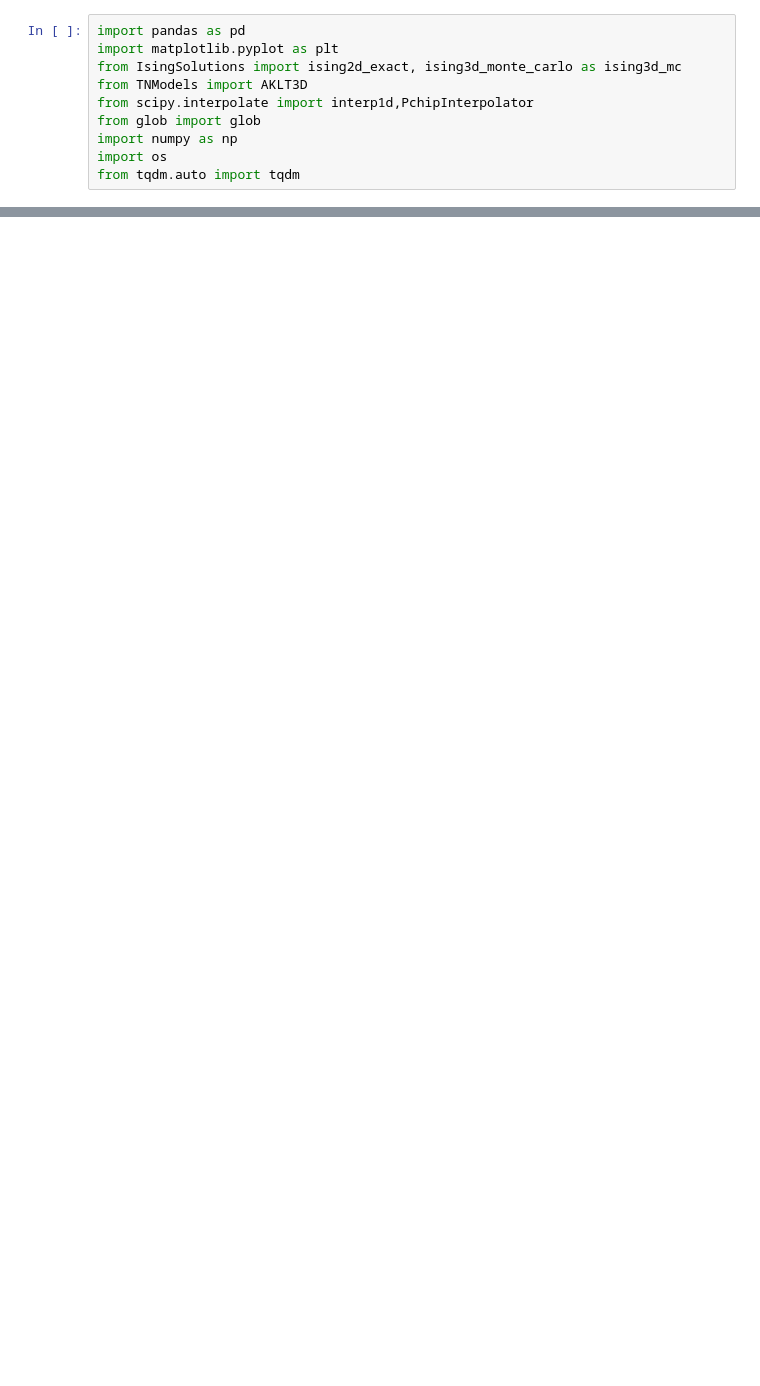
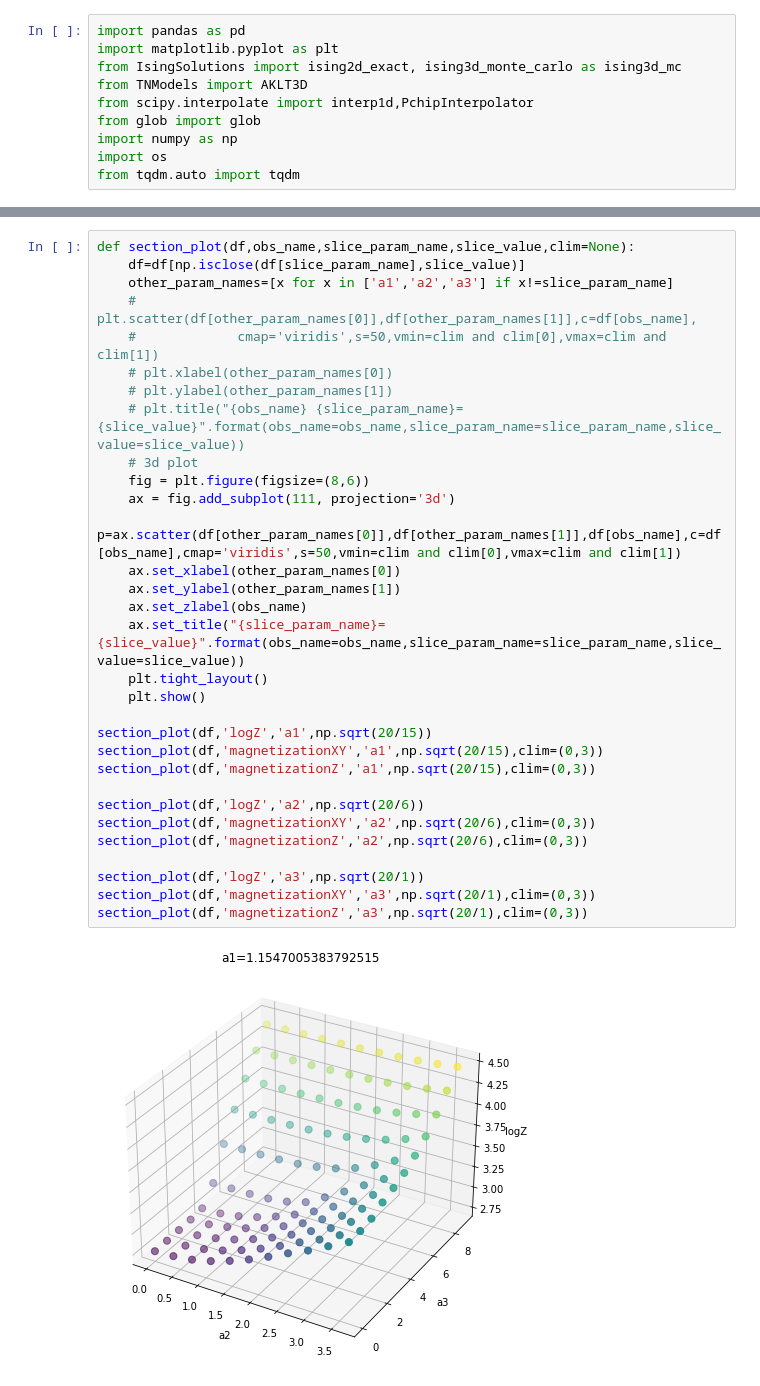
Before and after one commit to fangzhangmnm/AKLT3D, a Jupyter notebook: plot_observables_grid.ipynb, the cells around one changed output, grey strips where cells are left out. Cells and saved outputs as stored; diff of their text form; blank space fills up the shorter version.

```diff
--- a/plot_observables_grid.ipynb
+++ b/plot_observables_grid.ipynb
@@ -48,0 +63,33 @@ grid_plot(df,'magnetizationZ',clim=(0,3))
+# %%
+def section_plot(df,obs_name,slice_param_name,slice_value,clim=None):
+    df=df[np.isclose(df[slice_param_name],slice_value)]
+    other_param_names=[x for x in ['a1','a2','a3'] if x!=slice_param_name]
+    # plt.scatter(df[other_param_names[0]],df[other_param_names[1]],c=df[obs_name],
+    #             cmap='viridis',s=50,vmin=clim and clim[0],vmax=clim and clim[1])
+    # plt.xlabel(other_param_names[0])
+    # plt.ylabel(other_param_names[1])
+    # plt.title("{obs_name} {slice_param_name}={slice_value}".format(obs_name=obs_name,slice_param_name=slice_param_name,slice_value=slice_value))
+    # 3d plot
+    fig = plt.figure(figsize=(8,6))
+    ax = fig.add_subplot(111, projection='3d')
+    p=ax.scatter(df[other_param_names[0]],df[other_param_names[1]],df[obs_name],c=df[obs_name],cmap='viridis',s=50,vmin=clim and clim[0],vmax=clim and clim[1])
+    ax.set_xlabel(other_param_names[0])
+    ax.set_ylabel(other_param_names[1])
+    ax.set_zlabel(obs_name)
+    ax.set_title("{slice_param_name}={slice_value}".format(obs_name=obs_name,slice_param_name=slice_param_name,slice_value=slice_value))
+    plt.tight_layout()
+    plt.show()
+
+section_plot(df,'logZ','a1',np.sqrt(20/15))
+section_plot(df,'magnetizationXY','a1',np.sqrt(20/15),clim=(0,3))
+section_plot(df,'magnetizationZ','a1',np.sqrt(20/15),clim=(0,3))
+
+section_plot(df,'logZ','a2',np.sqrt(20/6))
+section_plot(df,'magnetizationXY','a2',np.sqrt(20/6),clim=(0,3))
+section_plot(df,'magnetizationZ','a2',np.sqrt(20/6),clim=(0,3))
+
+section_plot(df,'logZ','a3',np.sqrt(20/1))
+section_plot(df,'magnetizationXY','a3',np.sqrt(20/1),clim=(0,3))
+section_plot(df,'magnetizationZ','a3',np.sqrt(20/1),clim=(0,3))
+# %% [output]
+[figure, added]
```
Also changed, not shown: parts of 5 cells of this notebook, 25 other files.
